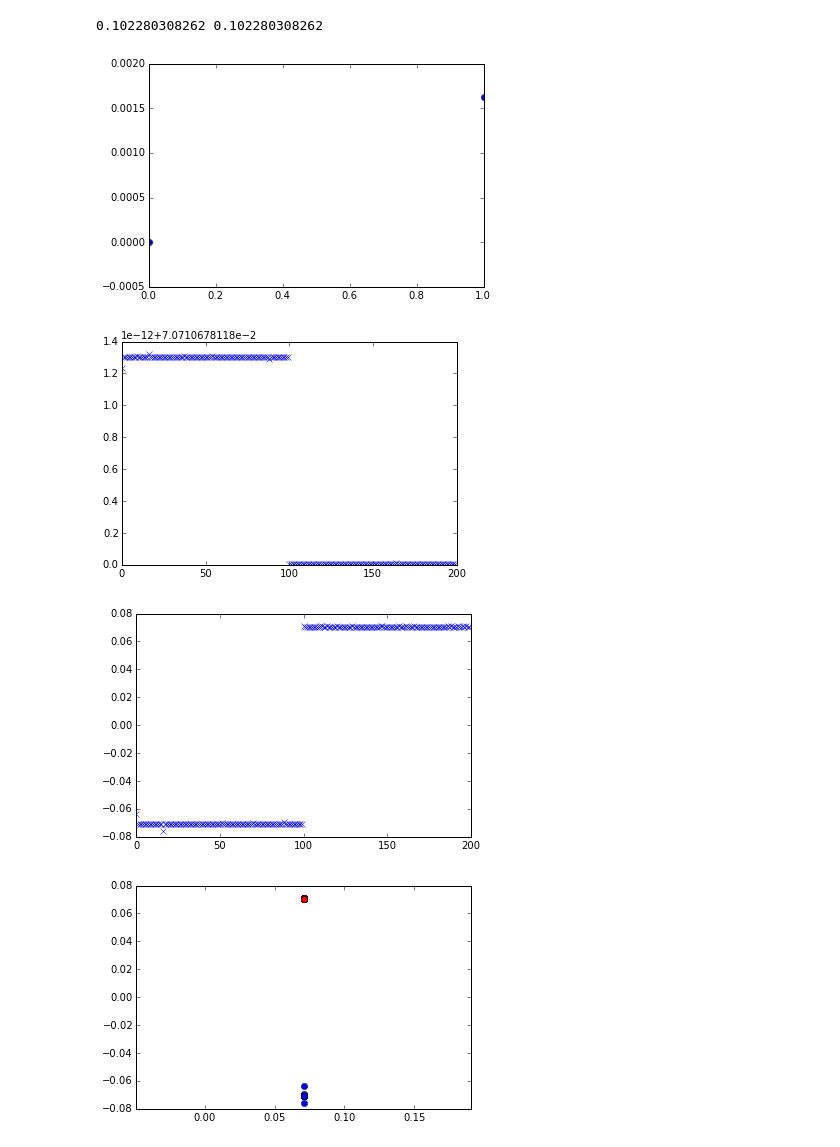
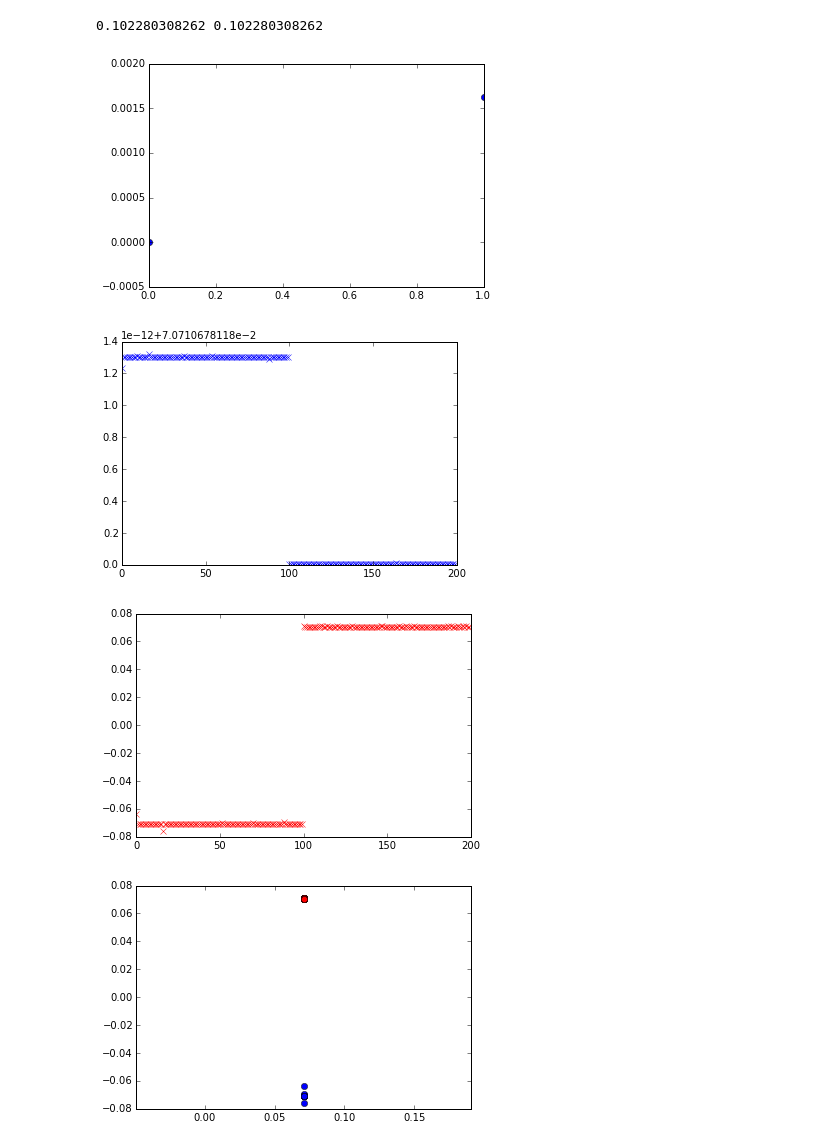
Before and after one commit to babakahmadi/Thesis, a Jupyter notebook: implementation/ Simple Gaussian example.ipynb, the cells around one changed output. Cells and saved outputs as stored; diff of their text form; code cells hidden in the pictures.

```diff
--- a/implementation/ Simple Gaussian example.ipynb
+++ b/implementation/ Simple Gaussian example.ipynb
@@ -52,18 +52,14 @@ eigenVectors = eigenVectors[:,idx]
 # %%
 plt.plot(range(2),eigenValues[:2],'bo')
 plt.show()
+plt.plot(range(200),eigenVectors[:,0],'x')
+plt.show()
+plt.plot(range(200),eigenVectors[:,1],'rx')
+plt.show()
 # %% [output]
 [figure]
+[figure, added]
+[figure, added]
-# %%
-plt.plot(range(200),eigenVectors[:,0],'x')
-plt.show()
-# %% [output]
-[figure, removed]
-# %%
-plt.plot(range(200),eigenVectors[:,1],'x')
-plt.show()
-# %% [output]
-[figure, removed]
 # %%
 xt = eigenVectors[:,0]
 yt = eigenVectors[:,1]
```
Also changed, not shown: parts of 9 cells of this notebook.
